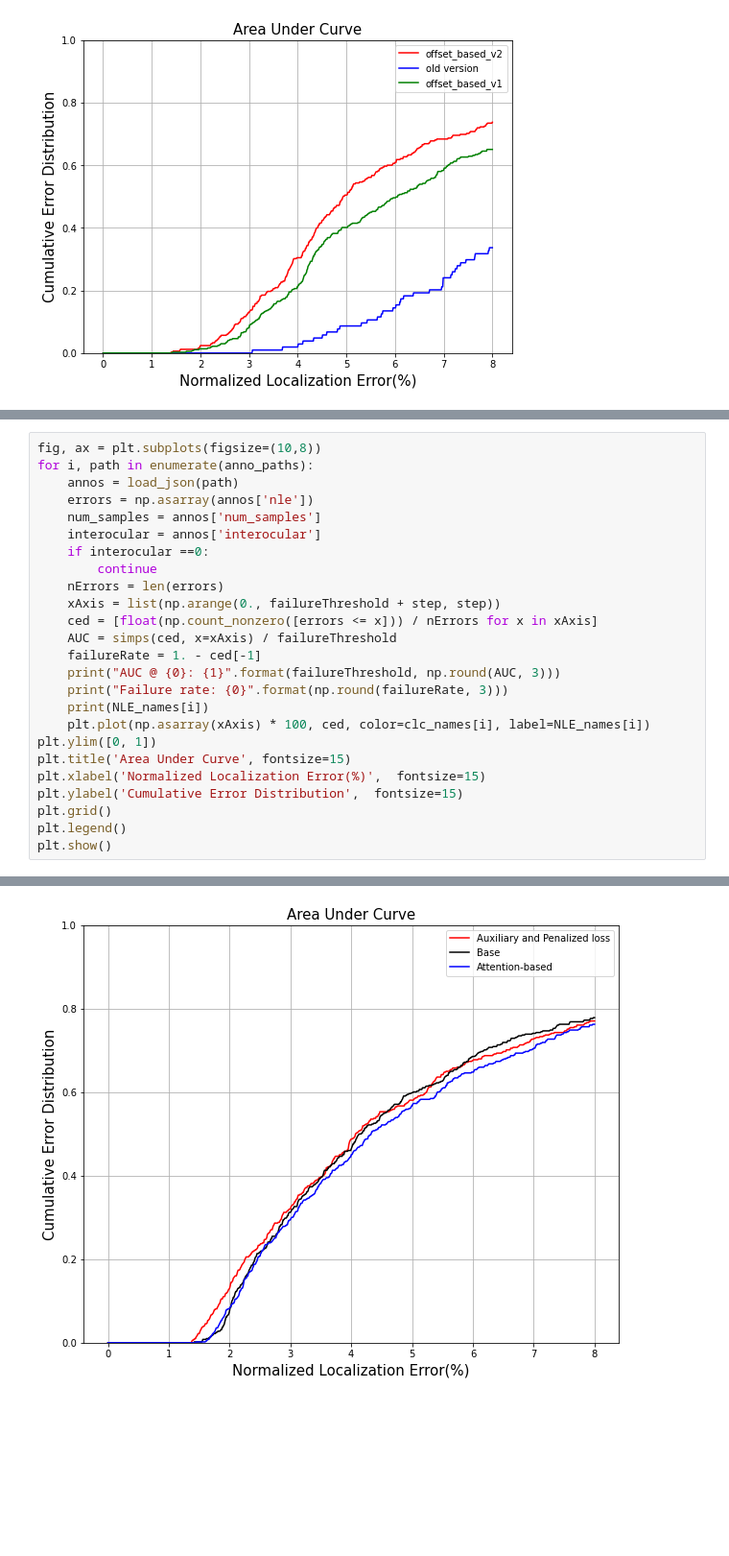
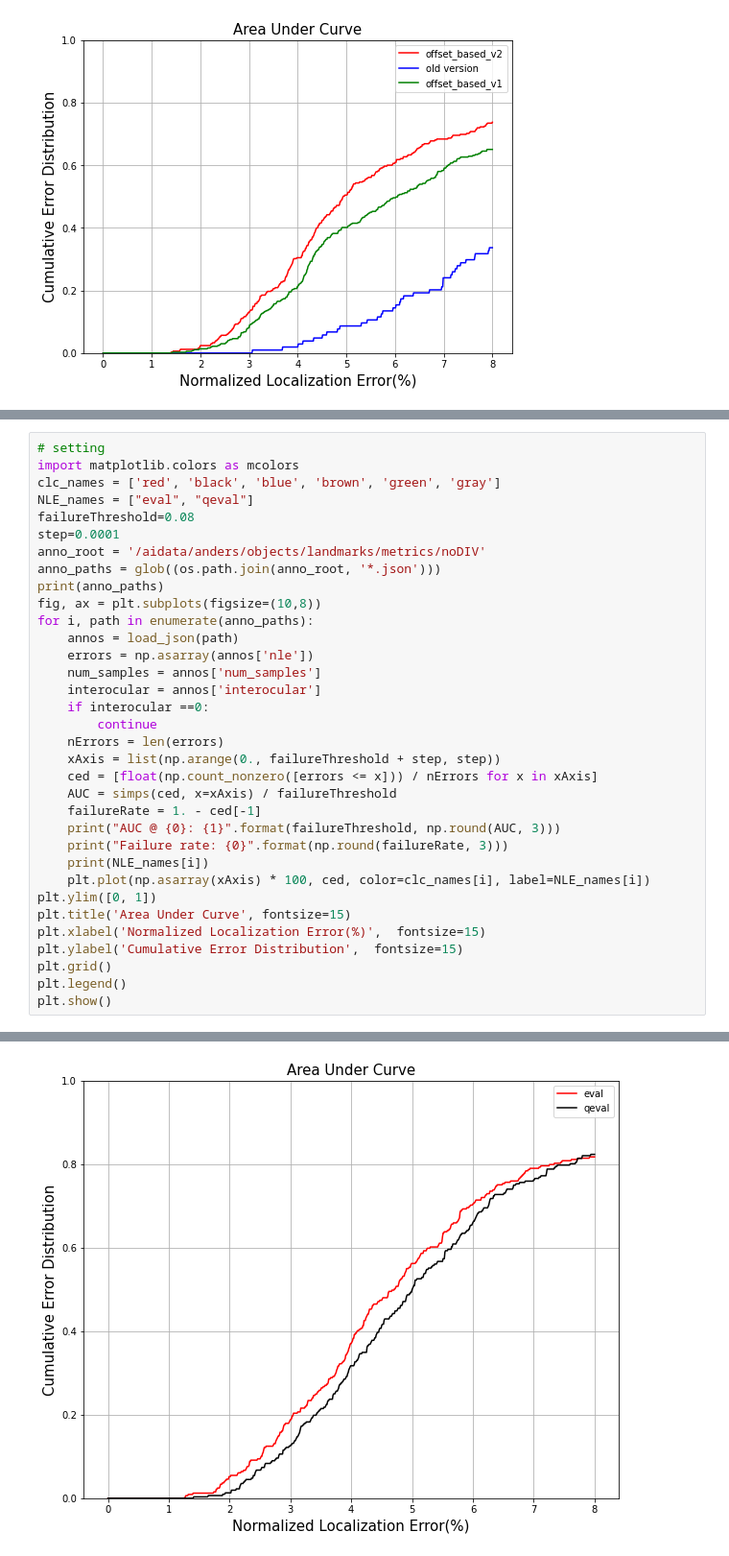
Before and after one commit to a0910257137/behaviornet, a Jupyter notebook: analyzer/analyze_nle.ipynb, the cells around one changed output, grey strips where cells are left out. Shown at 96% size. Drawn from its saved outputs; the diff is of its cells as text; blank space fills up the shorter version.

```diff
--- a/analyzer/analyze_nle.ipynb
+++ b/analyzer/analyze_nle.ipynb
@@ -87,4 +139,13 @@ anno_paths = glob((os.path.join(anno_root, '*.json')))
 # %%
+# setting
+import matplotlib.colors as mcolors
+clc_names = ['red', 'black', 'blue', 'brown', 'green', 'gray']
+NLE_names = ["eval", "qeval"]
+failureThreshold=0.08
+step=0.0001
+anno_root = '/aidata/anders/objects/landmarks/metrics/noDIV'
+anno_paths = glob((os.path.join(anno_root, '*.json')))
+print(anno_paths)
 fig, ax = plt.subplots(figsize=(10,8))
 for i, path in enumerate(anno_paths):
     annos = load_json(path)
@@ -122 +181 @@ Attention-based
-[figure, old version]
+[figure, new version]
```
Also changed, not shown: parts of 4 cells of this notebook, 29 other files.
